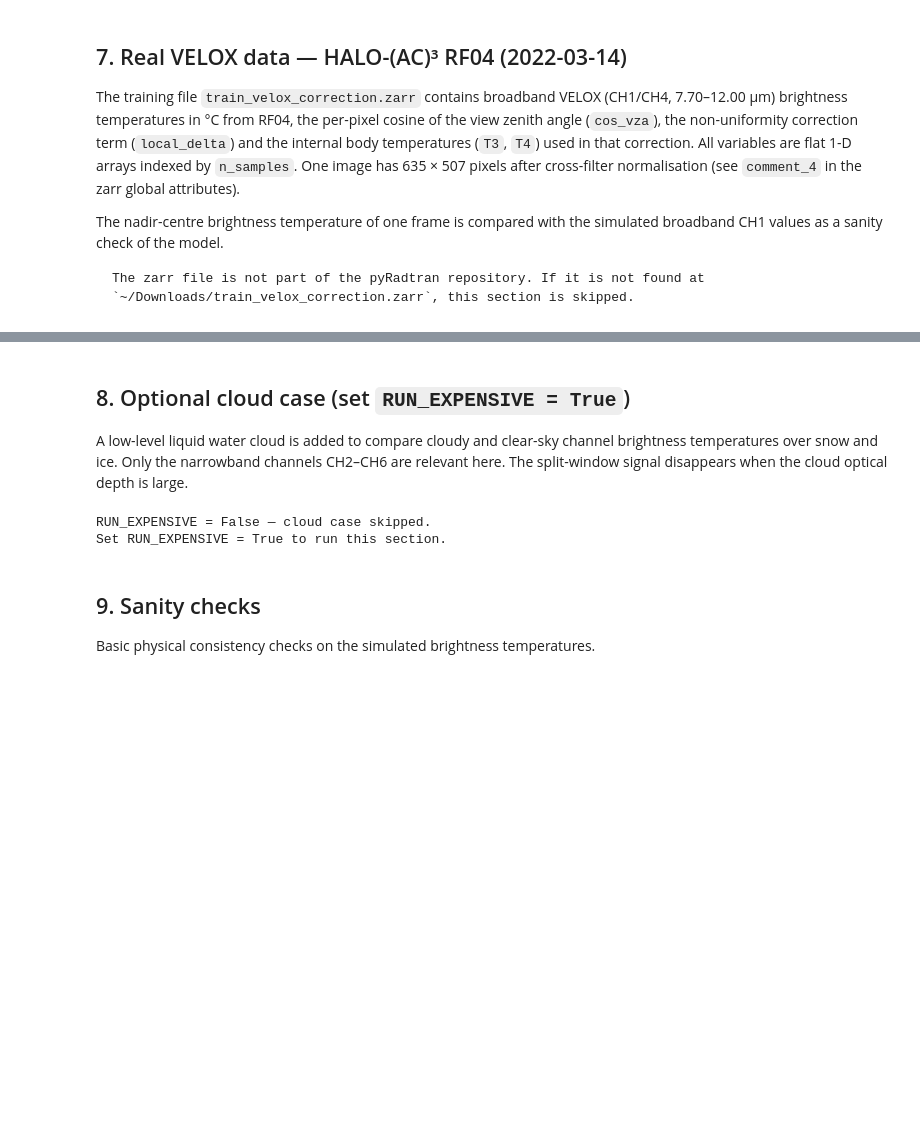
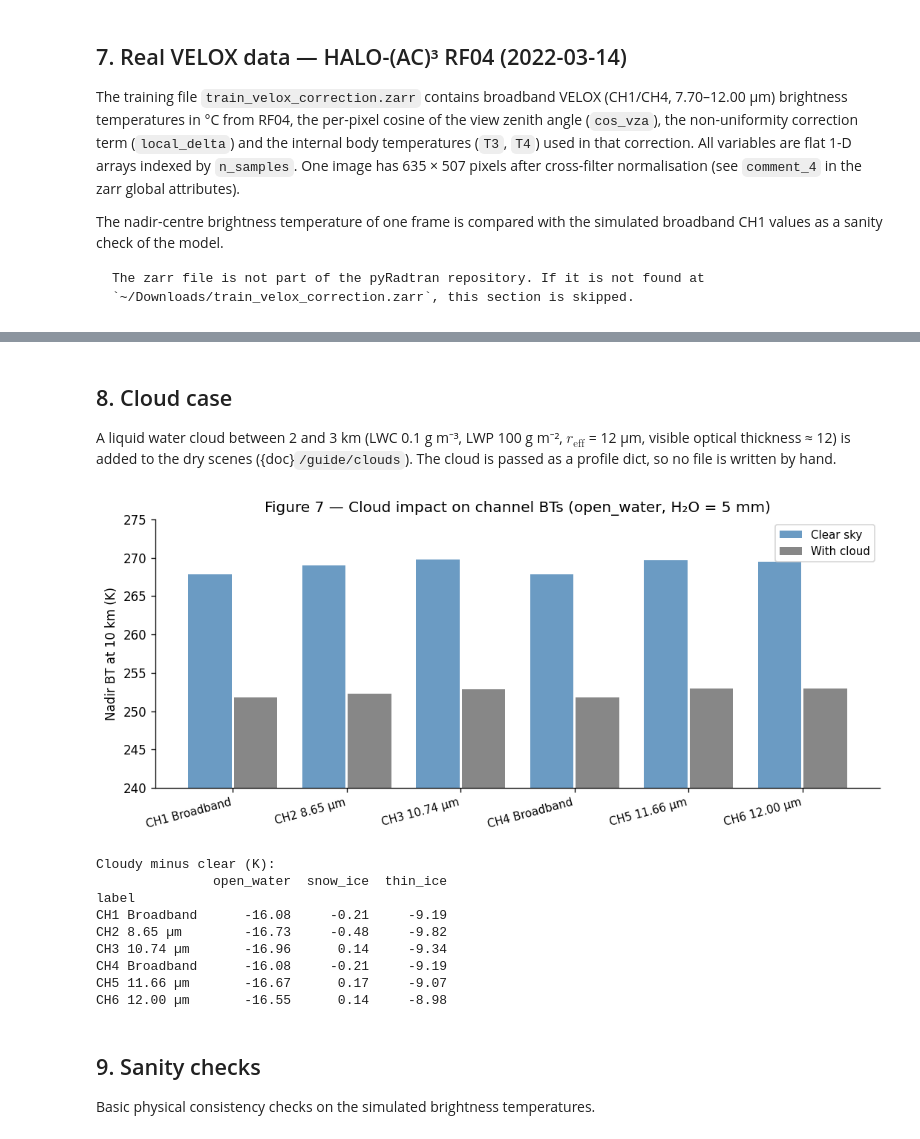
Before and after one commit to FranzFlink/pyRadtran, a Jupyter notebook: book/notebooks/velox_realistic_channels.ipynb, the cells around one changed output, grey strips where cells are left out. Cells and saved outputs as stored; diff of their text form; code cells hidden in the pictures; blank space fills up the shorter version.

```diff
--- a/book/notebooks/velox_realistic_channels.ipynb
+++ b/book/notebooks/velox_realistic_channels.ipynb
@@ -893,50 +884,46 @@ effects, and the actual atmospheric state.
 # %% [markdown]
-## 8. Optional cloud case (set `RUN_EXPENSIVE = True`)
+## 8. Cloud case
 
-A low-level liquid water cloud is added to compare cloudy and clear-sky channel brightness temperatures over snow and ice. Only the narrowband channels CH2–CH6 are relevant here. The split-window signal disappears when the cloud optical depth is large.
+A liquid water cloud between 2 and 3 km (LWC 0.1 g m⁻³, LWP 100 g m⁻², $r_\mathrm{eff}$ = 12 µm, visible optical thickness ≈ 12) is added to the dry scenes ({doc}`/guide/clouds`). The cloud is passed as a profile dict, so no file is written by hand.
 # %%
-if RUN_EXPENSIVE:
-    # Write a simple water cloud file for libRadtran
-    WC_DIR  = Path("work")
-    WC_DIR.mkdir(parents=True, exist_ok=True)
-    WC_FILE = WC_DIR / "velox_arctic_cloud.wc"
-    WC_FILE.write_text(
-        "#      z     LWC    R_eff\n"
-        "#     (km)  (g/m^3) (um)\n"
-        "      3.000   0.1   12.0\n"
-        "      2.000   0.0   10.0\n"
-    )
+# Liquid cloud 2–3 km, top row first; the value on a row applies to the layer below it
+cloud = {"z": [3.0, 2.0], "lwc": [0.1, 0.1], "reff": [12.0, 12.0]}
 
-    print("Running cloud case (6 channels × 3 surface types) ...")
-    ds_cloud = run_velox_channel_scene(
-        channels, SURFACE_TYPES, CONFIG_PATH, h2o_mm=H2O_DRY_MM
-    )
-    # Note: wc_file override is NOT yet available as a function argument here;
-    # use params directly via a manual loop if needed.
-    # See the 'water_cloud' notebook for the wc_file pattern.
-    print("Cloud simulation complete (placeholder — see water_cloud notebook for wc_file override).")
+ds_cloud = run_velox_channel_scene(
+    channels, SURFACE_TYPES, CONFIG_PATH, h2o_mm=H2O_DRY_MM,
+    extra_params={"wc_file": cloud},
+)
 
-    # ── Plot cloud impact on broadband vs. narrowband channels ─────────────────
-    fig_cl, ax_cl = plt.subplots(figsize=(9, 4))
-    stype = "snow_ice"
-    BT_clr   = ds_dry.eup.isel(altitude=0).sel(surface_type=stype).values
-    BT_cld   = ds_cloud.eup.isel(altitude=0).sel(surface_type=stype).values
-    xp = np.arange(len(channels))
-    ax_cl.bar(xp - 0.2, BT_clr, 0.38, label="Clear sky", color="steelblue", alpha=0.8)
-    ax_cl.bar(xp + 0.2, BT_cld, 0.38, label="With cloud", color="dimgray", alpha=0.8)
-    ax_cl.set_xticks(xp)
-    ax_cl.set_xticklabels(channels["label"], rotation=15, ha="right", fontsize=9)
-    ax_cl.set_ylabel("BT at 10 km (K)")
-    ax_cl.set_title(f"Figure 7 — Cloud impact on channel BTs ({stype}, H₂O=5 mm)")
-    ax_cl.legend(fontsize=9)
-    fig_cl.tight_layout()
-    plt.show()
-else:
-    print("RUN_EXPENSIVE = False — cloud case skipped.")
-    print("Set RUN_EXPENSIVE = True to run this section.")
+fig_cl, ax_cl = plt.subplots(figsize=(9, 4))
+stype = "open_water"
+BT_clr = ds_dry.uu.isel(altitude=0).sel(surface_type=stype).values
+BT_cld = ds_cloud.uu.isel(altitude=0).sel(surface_type=stype).values
+xp = np.arange(len(channels))
+ax_cl.bar(xp - 0.2, BT_clr, 0.38, label="Clear sky", color="steelblue", alpha=0.8)
+ax_cl.bar(xp + 0.2, BT_cld, 0.38, label="With cloud", color="dimgray", alpha=0.8)
+ax_cl.set_xticks(xp)
+ax_cl.set_xticklabels(channels["label"], rotation=15, ha="right", fontsize=9)
+ax_cl.set_ylabel("Nadir BT at 10 km (K)")
+ax_cl.set_ylim(240, 275)
+ax_cl.set_title(f"Figure 7 — Cloud impact on channel BTs ({stype}, H₂O = 5 mm)")
+ax_cl.legend(fontsize=9)
+fig_cl.tight_layout()
+plt.show()
+
+print("Cloudy minus clear (K):")
+print(pd.DataFrame((ds_cloud.uu - ds_dry.uu).isel(altitude=0).values.round(2),
+                   index=channels["label"], columns=stype_labels))
 # %% [output]
+[figure, added]
-RUN_EXPENSIVE = False — cloud case skipped.
-Set RUN_EXPENSIVE = True to run this section.
+Cloudy minus clear (K):
+               open_water  snow_ice  thin_ice
+label
+CH1 Broadband      -16.08     -0.21     -9.19
+CH2 8.65 µm        -16.73     -0.48     -9.82
+CH3 10.74 µm       -16.96      0.14     -9.34
+CH4 Broadband      -16.08     -0.21     -9.19
+CH5 11.66 µm       -16.67      0.17     -9.07
+CH6 12.00 µm       -16.55      0.14     -8.98
 # %% [markdown]
 ## 9. Sanity checks
 
```
Also changed, not shown: parts of 20 cells of this notebook, 47 other files.
